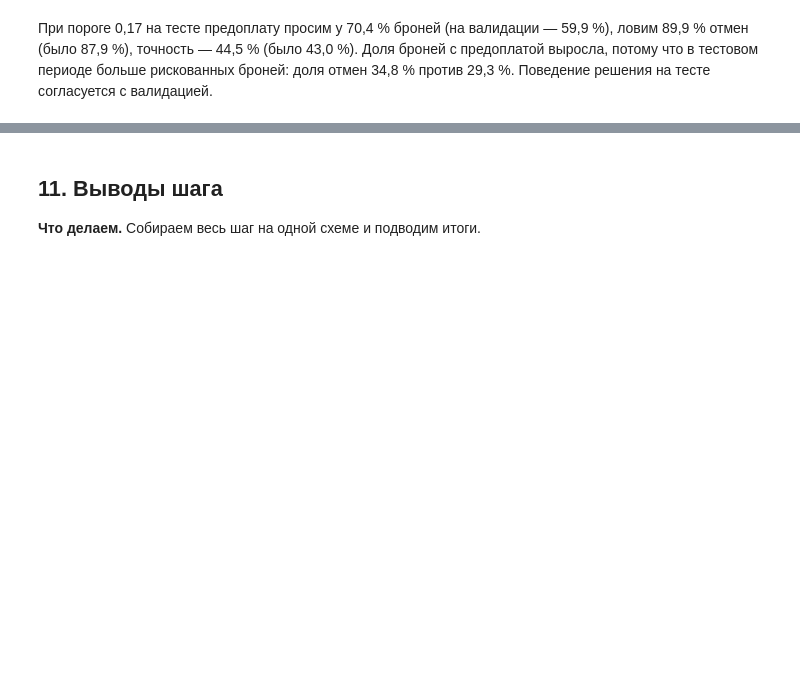
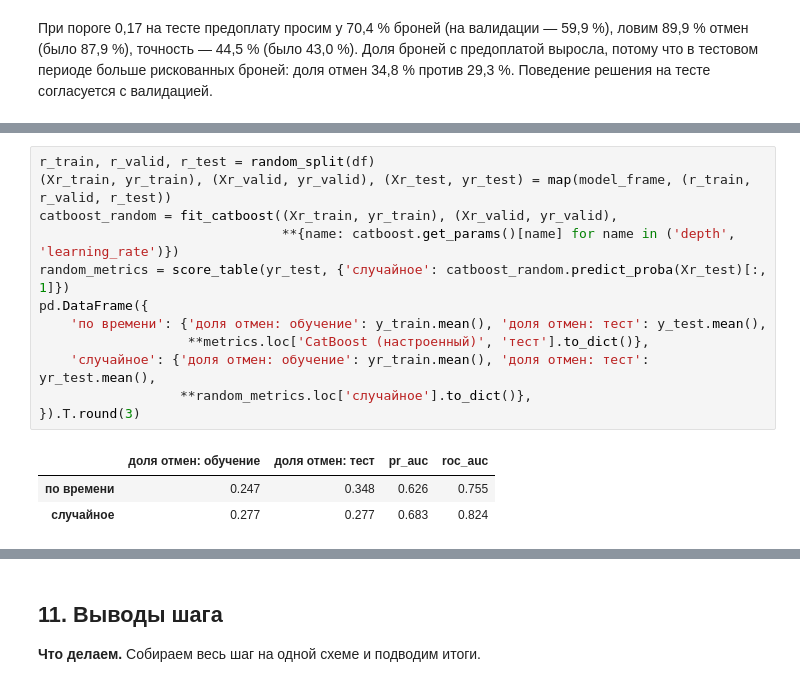
Before and after one commit to obivanio/hotel-cancellations-hse, a Jupyter notebook: notebooks/03_model.ipynb, the cells around one changed output, grey strips where cells are left out. Cells and saved outputs as stored; diff of their text form; blank space fills up the shorter version.

```diff
--- a/notebooks/03_model.ipynb
+++ b/notebooks/03_model.ipynb
@@ -463,0 +506,16 @@ dtype: float64
+# %%
+r_train, r_valid, r_test = random_split(df)
+(Xr_train, yr_train), (Xr_valid, yr_valid), (Xr_test, yr_test) = map(model_frame, (r_train, r_valid, r_test))
+catboost_random = fit_catboost((Xr_train, yr_train), (Xr_valid, yr_valid),
+                               **{name: catboost.get_params()[name] for name in ('depth', 'learning_rate')})
+random_metrics = score_table(yr_test, {'случайное': catboost_random.predict_proba(Xr_test)[:, 1]})
+pd.DataFrame({
+    'по времени': {'доля отмен: обучение': y_train.mean(), 'доля отмен: тест': y_test.mean(),
+                   **metrics.loc['CatBoost (настроенный)', 'тест'].to_dict()},
+    'случайное': {'доля отмен: обучение': yr_train.mean(), 'доля отмен: тест': yr_test.mean(),
+                  **random_metrics.loc['случайное'].to_dict()},
+}).T.round(3)
+# %% [output]
+|  | доля отмен: обучение | доля отмен: тест | pr_auc | roc_auc |
+| по времени | 0.247 | 0.348 | 0.626 | 0.755 |
+| случайное | 0.277 | 0.277 | 0.683 | 0.824 |
```
Also changed, not shown: parts of 9 cells of this notebook.
